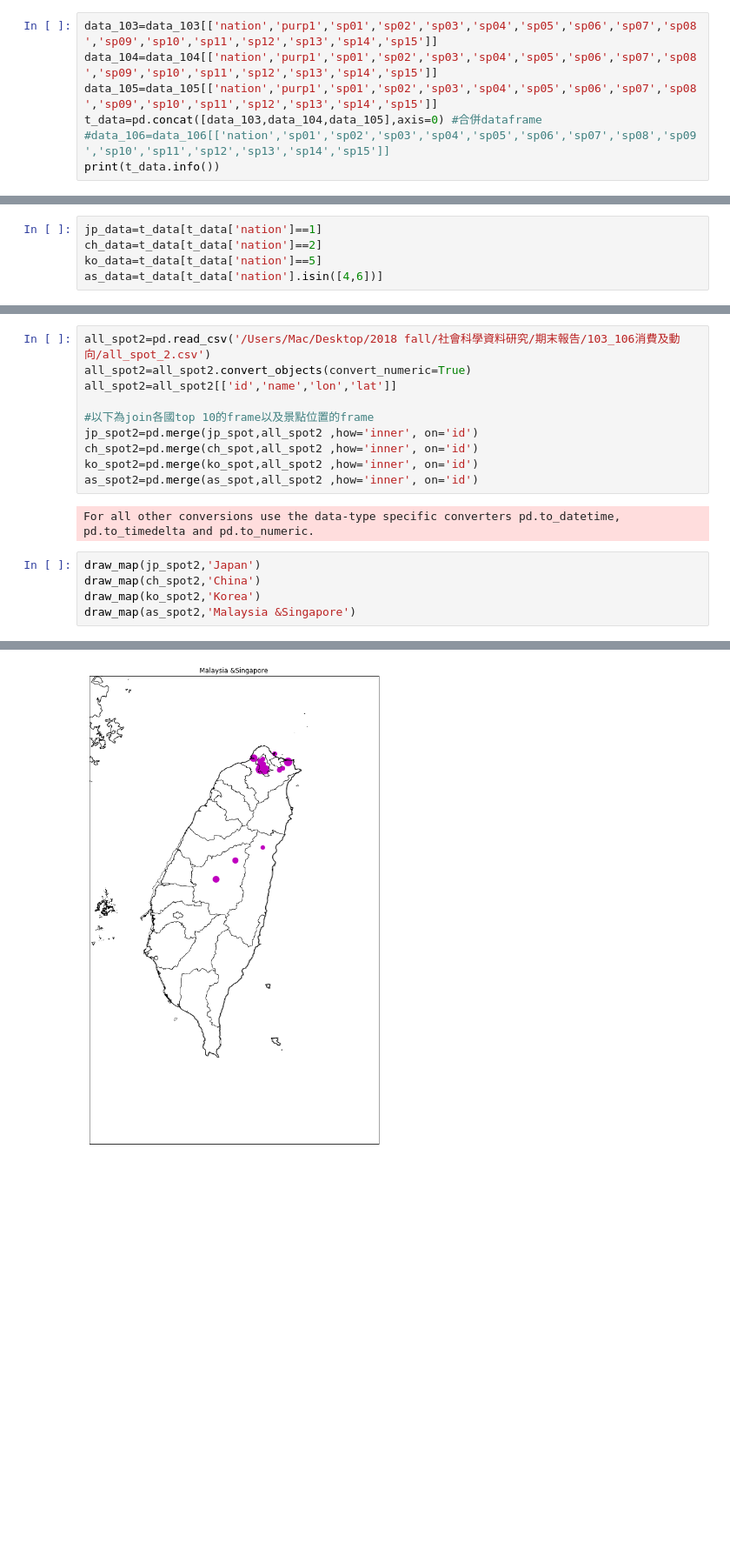
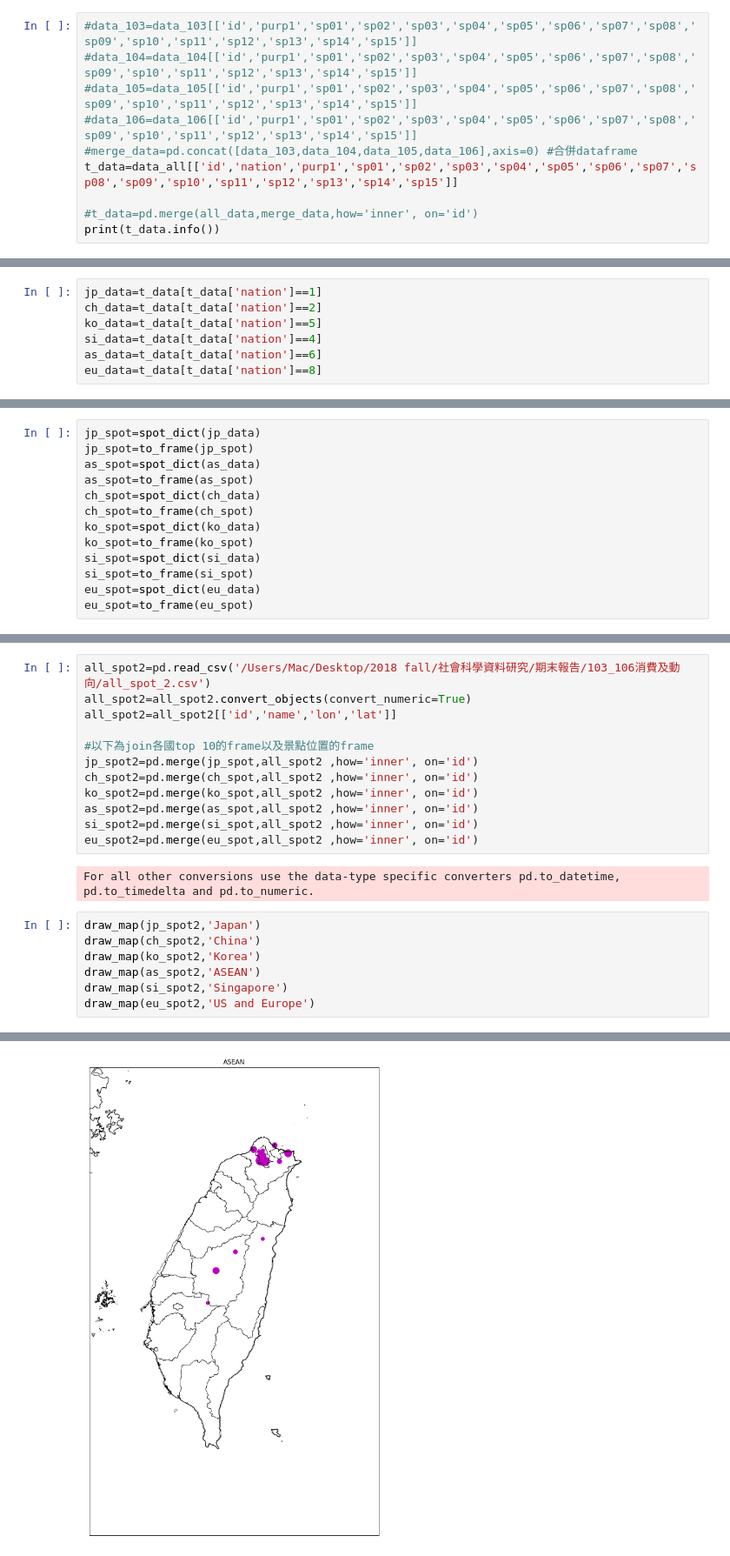
Before and after one commit to tiffany85211/taiwan-tourism, a Jupyter notebook: spot.ipynb, the cells around one changed output, grey strips where cells are left out. Shown at 87% size. Cells and saved outputs as stored; diff of their text form; blank space fills up the shorter version.

```diff
--- a/spot.ipynb
+++ b/spot.ipynb
@@ -32,9 +15,12 @@ None
 # %%
-data_103=data_103[['nation','purp1','sp01','sp02','sp03','sp04','sp05','sp06','sp07','sp08','sp09','sp10','sp11','sp12','sp13','sp14','sp15']]
-data_104=data_104[['nation','purp1','sp01','sp02','sp03','sp04','sp05','sp06','sp07','sp08','sp09','sp10','sp11','sp12','sp13','sp14','sp15']]
-data_105=data_105[['nation','purp1','sp01','sp02','sp03','sp04','sp05','sp06','sp07','sp08','sp09','sp10','sp11','sp12','sp13','sp14','sp15']]
-t_data=pd.concat([data_103,data_104,data_105],axis=0) #合併dataframe
-#data_106=data_106[['nation','sp01','sp02','sp03','sp04','sp05','sp06','sp07','sp08','sp09','sp10','sp11','sp12','sp13','sp14','sp15']]
+#data_103=data_103[['id','purp1','sp01','sp02','sp03','sp04','sp05','sp06','sp07','sp08','sp09','sp10','sp11','sp12','sp13','sp14','sp15']]
+#data_104=data_104[['id','purp1','sp01','sp02','sp03','sp04','sp05','sp06','sp07','sp08','sp09','sp10','sp11','sp12','sp13','sp14','sp15']]
+#data_105=data_105[['id','purp1','sp01','sp02','sp03','sp04','sp05','sp06','sp07','sp08','sp09','sp10','sp11','sp12','sp13','sp14','sp15']]
+#data_106=data_106[['id','purp1','sp01','sp02','sp03','sp04','sp05','sp06','sp07','sp08','sp09','sp10','sp11','sp12','sp13','sp14','sp15']]
+#merge_data=pd.concat([data_103,data_104,data_105,data_106],axis=0) #合併dataframe
+t_data=data_all[['id','nation','purp1','sp01','sp02','sp03','sp04','sp05','sp06','sp07','sp08','sp09','sp10','sp11','sp12','sp13','sp14','sp15']]
+
+#t_data=pd.merge(all_data,merge_data,how='inner', on='id')
 print(t_data.info())
 # %% [output]
 <class 'pandas.core.frame.DataFrame'>
@@ -64,7 +50,9 @@ For all other conversions use the data-type specific converters pd.to_datetime,
 jp_data=t_data[t_data['nation']==1]
 ch_data=t_data[t_data['nation']==2]
 ko_data=t_data[t_data['nation']==5]
-as_data=t_data[t_data['nation'].isin([4,6])]
+si_data=t_data[t_data['nation']==4]
+as_data=t_data[t_data['nation']==6]
+eu_data=t_data[t_data['nation']==8]
 # %%
 def spot_dict(country_data):
     spot={}
@@ -183,2 +83,15 @@ ko_spot
+# %%
+jp_spot=spot_dict(jp_data)
+jp_spot=to_frame(jp_spot)
+as_spot=spot_dict(as_data)
+as_spot=to_frame(as_spot)
+ch_spot=spot_dict(ch_data)
+ch_spot=to_frame(ch_spot)
+ko_spot=spot_dict(ko_data)
+ko_spot=to_frame(ko_spot)
+si_spot=spot_dict(si_data)
+si_spot=to_frame(si_spot)
+eu_spot=spot_dict(eu_data)
+eu_spot=to_frame(eu_spot)
 # %%
 #整理出所有國家遊客的top10景點
@@ -235,15 +148,19 @@ jp_spot2=pd.merge(jp_spot,all_spot2 ,how='inner', on='id')
 ch_spot2=pd.merge(ch_spot,all_spot2 ,how='inner', on='id')
 ko_spot2=pd.merge(ko_spot,all_spot2 ,how='inner', on='id')
 as_spot2=pd.merge(as_spot,all_spot2 ,how='inner', on='id')
+si_spot2=pd.merge(si_spot,all_spot2 ,how='inner', on='id')
+eu_spot2=pd.merge(eu_spot,all_spot2 ,how='inner', on='id')
 # %% [output]
 For all other conversions use the data-type specific converters pd.to_datetime, pd.to_timedelta and pd.to_numeric.
 # %%
 draw_map(jp_spot2,'Japan')
 draw_map(ch_spot2,'China')
 draw_map(ko_spot2,'Korea')
-draw_map(as_spot2,'Malaysia &Singapore')
+draw_map(as_spot2,'ASEAN')
+draw_map(si_spot2,'Singapore')
+draw_map(eu_spot2,'US and Europe')
 # %% [output]
 [figure]
 [figure]
 [figure]
-[figure, old version]
+[figure, new version]
```
Also changed, not shown: parts of 17 cells of this notebook, 3 other files.
